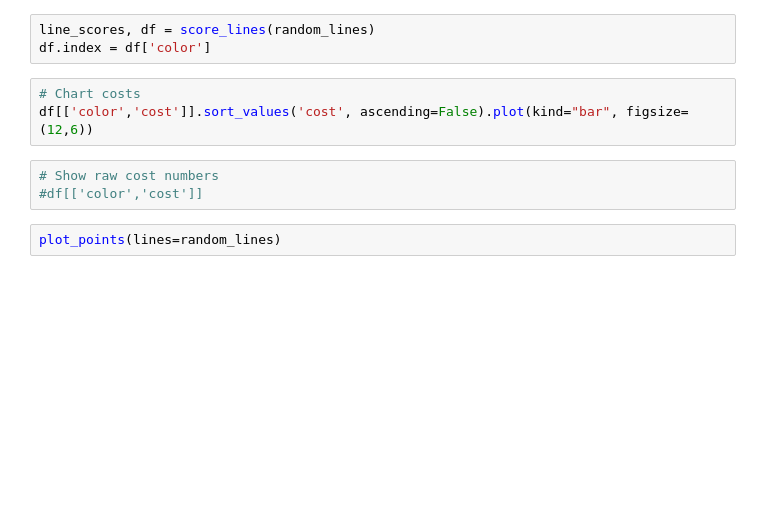
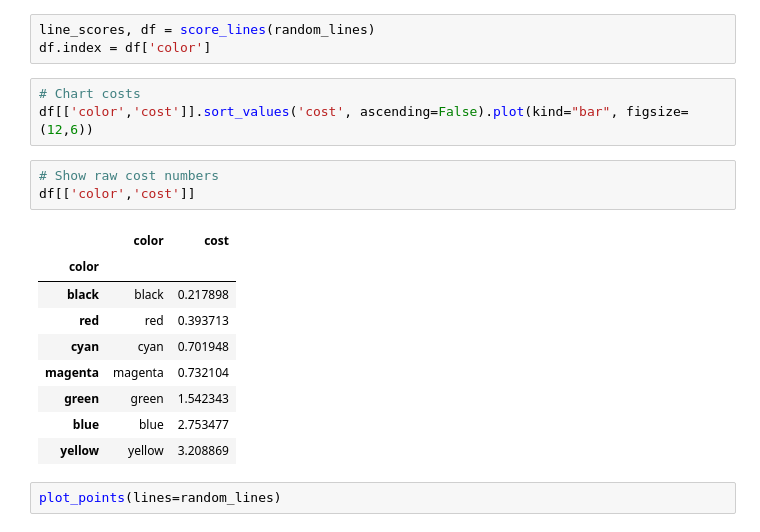
Before and after one commit to evan-burke/m3_sf_2020_training, a Jupyter notebook: how_ml_works.ipynb, the cells around one changed output. Saved outputs shown, nothing was run; the diff lists cells and outputs as text; blank space fills up the shorter version.

```diff
--- a/how_ml_works.ipynb
+++ b/how_ml_works.ipynb
@@ -193,7 +203,17 @@ df.index = df['color']
 df[['color','cost']].sort_values('cost', ascending=False).plot(kind="bar", figsize=(12,6))
 # %%
 # Show raw cost numbers
-#df[['color','cost']]
+df[['color','cost']]
+# %% [output]
+|  | color | cost |
+| color |  |  |
+| black | black | 0.217898 |
+| red | red | 0.393713 |
+| cyan | cyan | 0.701948 |
+| magenta | magenta | 0.732104 |
+| green | green | 1.542343 |
+| blue | blue | 2.753477 |
+| yellow | yellow | 3.208869 |
 # %%
 plot_points(lines=random_lines)
 # %% [markdown]
```
Also changed, not shown: parts of 20 cells of this notebook, 1 other file.
